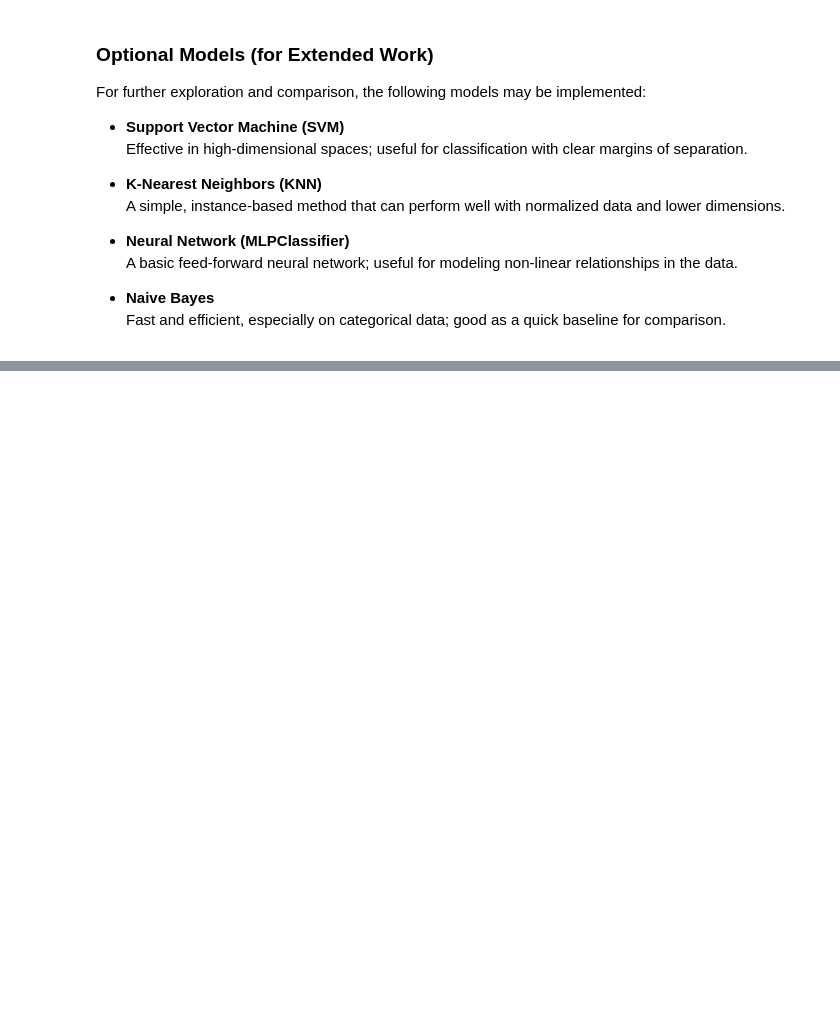
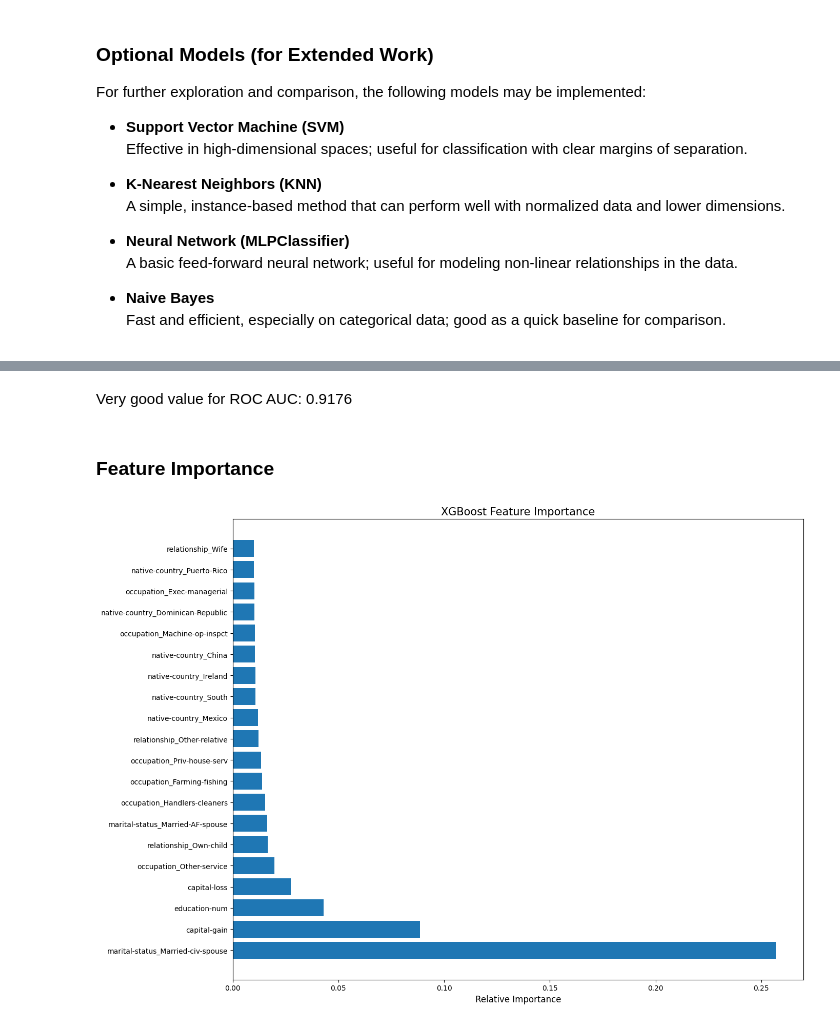
Before and after one commit to xHuGODx/TAA-Project, a Jupyter notebook: adult_dataset.ipynb, the cells around one changed output, grey strips where cells are left out. Drawn from its saved outputs; the diff is of its cells as text; code cells hidden in the pictures; blank space fills up the shorter version.

```diff
--- a/adult_dataset.ipynb
+++ b/adult_dataset.ipynb
@@ -1853,0 +1950,22 @@ For further exploration and comparison, the following models may be implemented:
+# %% [markdown]
+Very good value for ROC AUC: 0.9176
+# %% [markdown]
+### Feature Importance
+# %%
+# try to understand feature Importance
+plt.figure(figsize=(14, 10))
+feature_importance = best_model.feature_importances_
+indices = np.argsort(feature_importance)[::-1]
+feature_names = X_train.columns
+
+# top 20 features
+n_features = min(20, len(feature_names))
+plt.barh(range(n_features), feature_importance[indices[:n_features]], align='center')
+plt.yticks(range(n_features), [feature_names[i] for i in indices[:n_features]])
+plt.title('XGBoost Feature Importance', fontsize=15)
+plt.xlabel('Relative Importance', fontsize=12)
+plt.tight_layout()
+plt.savefig('figs/feature_importance.png', dpi=300, bbox_inches='tight')
+plt.show()
+# %% [output]
+[figure, added]
```
Also changed, not shown: parts of 34 cells of this notebook, 5 other files.
